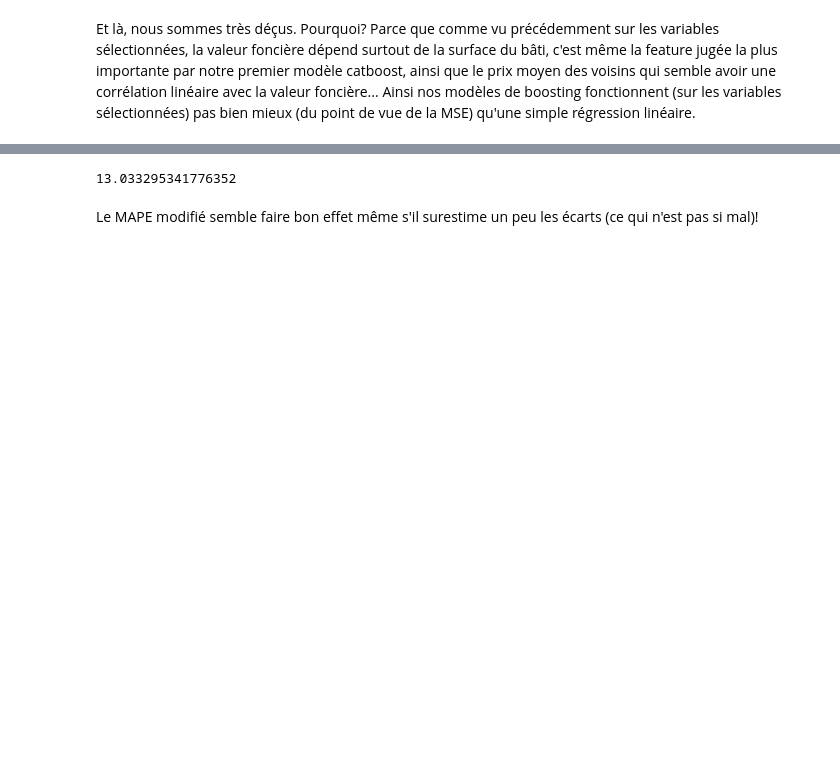
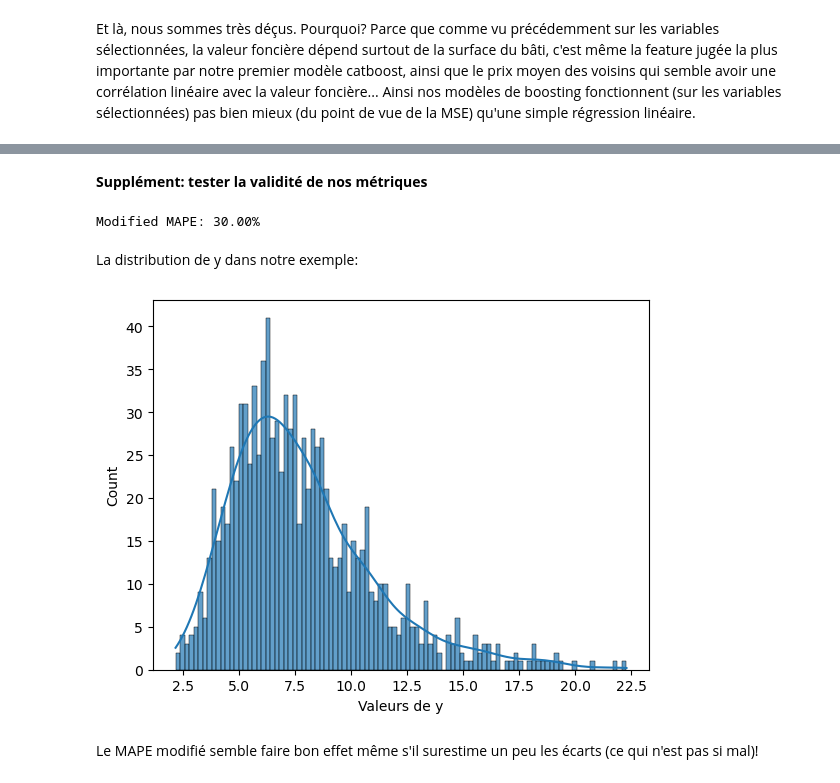
Before and after one commit to EmmanuelB-CS/Projets_DS, a Jupyter notebook: cases/Cap_gemini/Case_cap_part3.ipynb, the cells around one changed output, grey strips where cells are left out. Saved outputs shown, nothing was run; the diff lists cells and outputs as text; code cells hidden in the pictures; blank space fills up the shorter version.

Commit message:
dernière modif part3 capgemini

```diff
--- a/cases/Cap_gemini/Case_cap_part3.ipynb
+++ b/cases/Cap_gemini/Case_cap_part3.ipynb
@@ -195,21 +261,37 @@ Et là, nous sommes très déçus. Pourquoi? Parce que comme vu précédemment s
+# %% [markdown]
+**Supplément: tester la validité de nos métriques**
 # %%
-# On génère des données d'exemple
+import numpy as np
+from sklearn.model_selection import train_test_split
+from sklearn.preprocessing import StandardScaler
+
 np.random.seed(0)
-y = np.random.normal(0, 1, 1000)
 
-y_train, y_test = train_test_split(y, test_size=0.2, random_state=42)
+mu, sigma = 2, 0.4
+y = np.random.lognormal(mu, sigma, 1000)
 
-# On prend des prédictions y_pred qui sont 10% inférieures à y_test
-y_pred = y_test * 0.9
+scaler = StandardScaler()
+y_scaled = scaler.fit_transform(y.reshape(-1, 1)).flatten()
 
-y_mean = np.mean(y)
-y_std = np.std(y)
+y_train, y_test = train_test_split(y_scaled, test_size=0.2, random_state=42)
 
-# Testons notre métrique!
+y_pred = y_test * 0.7
+
+y_mean = np.mean(y_scaled)
+y_std = np.std(y_scaled)
+
 modified_mape = np.mean(np.abs((y_test - y_pred) * y_std / (y_test*y_std + y_mean))) * 100
 
-modified_mape
+print(f"Modified MAPE: {modified_mape:.2f}%")
 # %% [output]
-13.033295341776352
+Modified MAPE: 30.00%
+# %% [markdown]
+La distribution de y dans notre exemple:
+# %%
+sns.histplot(y, bins=100, kde=True, alpha=0.7)
+plt.xlabel('Valeurs de y')
+plt.show();
+# %% [output]
+[figure, added]
 # %% [markdown]
 Le MAPE modifié semble faire bon effet même s'il surestime un peu les écarts (ce qui n'est pas si mal)!
```
Also changed, not shown: parts of 11 cells of this notebook.
